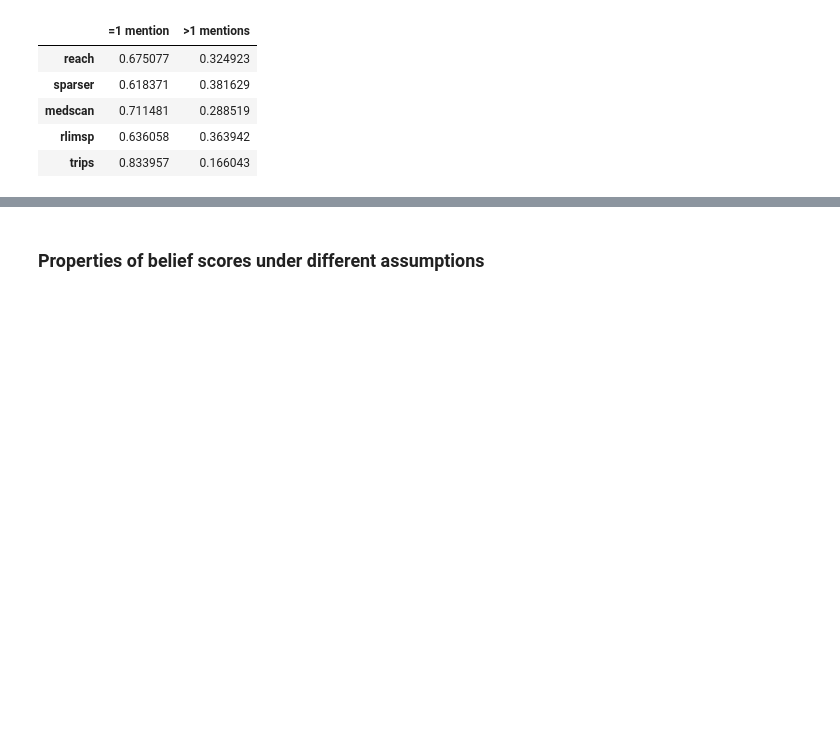
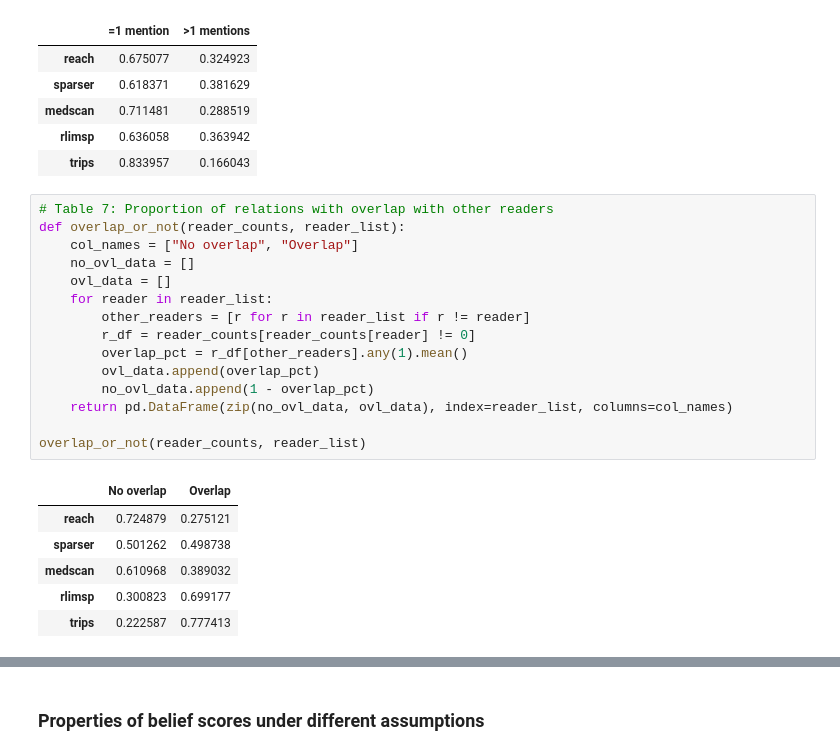
Before and after one commit to sorgerlab/indra_assembly_paper, a Jupyter notebook: notebooks/Belief Prediction.ipynb, the cells around one changed output, grey strips where cells are left out. Cells and saved outputs as stored; diff of their text form; blank space fills up the shorter version.

```diff
--- a/notebooks/Belief Prediction.ipynb
+++ b/notebooks/Belief Prediction.ipynb
@@ -369,3 +371,25 @@ one_or_more_mentions(reader_counts, reader_list)
 | medscan | 0.711481 | 0.288519 |
 | rlimsp | 0.636058 | 0.363942 |
 | trips | 0.833957 | 0.166043 |
+# %%
+# Table 7: Proportion of relations with overlap with other readers
+def overlap_or_not(reader_counts, reader_list):
+    col_names = ["No overlap", "Overlap"]
+    no_ovl_data = []
+    ovl_data = []
+    for reader in reader_list:
+        other_readers = [r for r in reader_list if r != reader]
+        r_df = reader_counts[reader_counts[reader] != 0]
+        overlap_pct = r_df[other_readers].any(1).mean()
+        ovl_data.append(overlap_pct)
+        no_ovl_data.append(1 - overlap_pct)
+    return pd.DataFrame(zip(no_ovl_data, ovl_data), index=reader_list, columns=col_names)
+
+overlap_or_not(reader_counts, reader_list)
+# %% [output]
+|  | No overlap | Overlap |
+| reach | 0.724879 | 0.275121 |
+| sparser | 0.501262 | 0.498738 |
+| medscan | 0.610968 | 0.389032 |
+| rlimsp | 0.300823 | 0.699177 |
+| trips | 0.222587 | 0.777413 |
```
Also changed, not shown: parts of 9 cells of this notebook.
